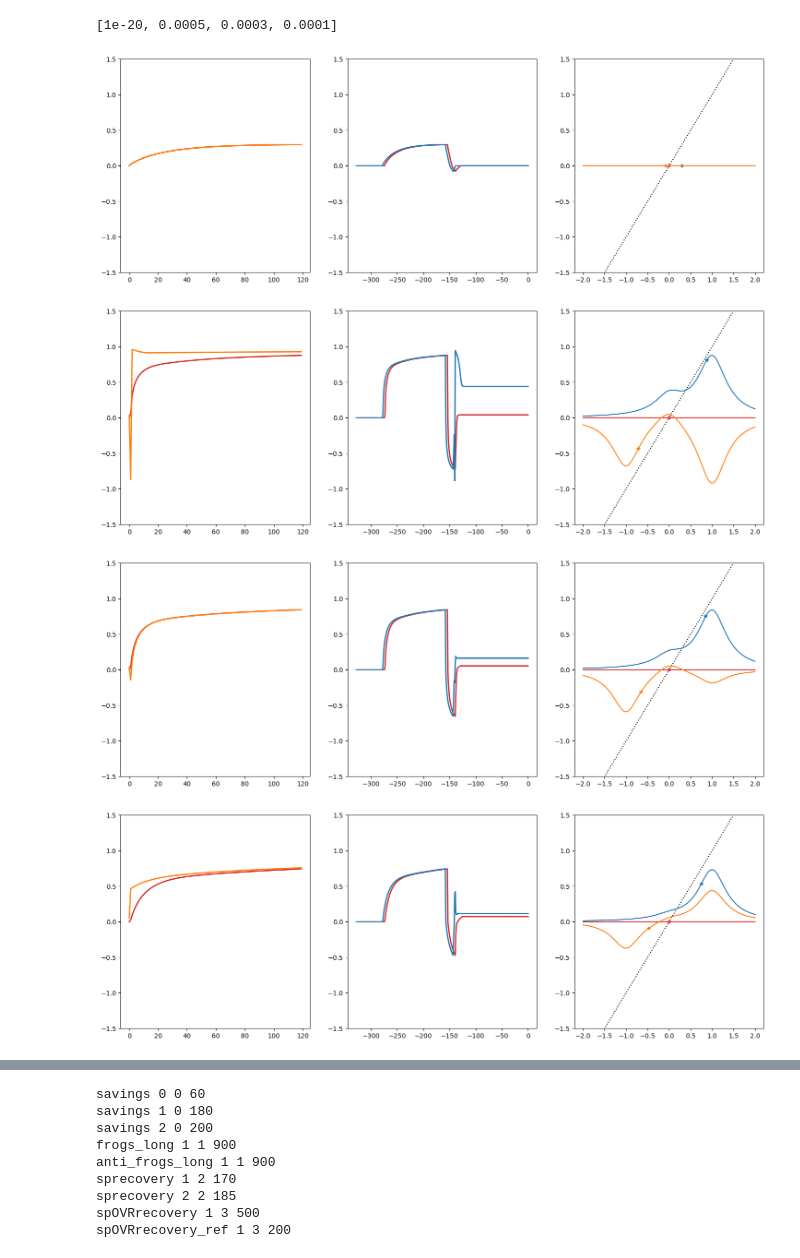
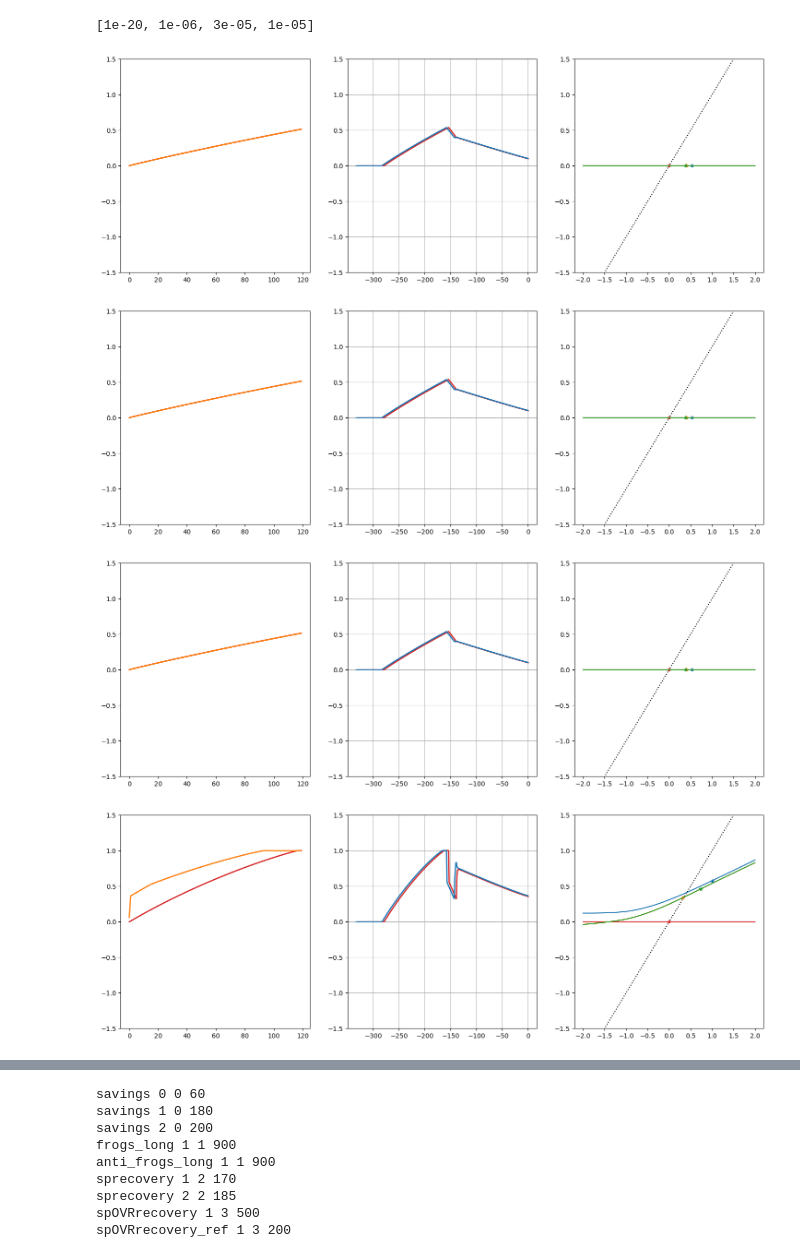
Before and after one commit to sashkarivkind/contextual_frogs, a Jupyter notebook: experimental/nld_104.ipynb, the cells around one changed output, grey strips where cells are left out. Saved outputs shown, nothing was run; the diff lists cells and outputs as text; code cells hidden in the pictures.

```diff
--- a/experimental/nld_104.ipynb
+++ b/experimental/nld_104.ipynb
@@ -124,32 +124,44 @@ x_test = test_vec[:,-1]
 cnt =0
 
 results = {}
-swarg2s =  [1e-20,5e-4, 3e-4, 1e-4] #[0.05,0.1,0.2,0.5,1,2]
-swarg1s = [None] #, 0.3] #[0, 0.2, 0.5]
+swarg2s =  [1e-20,1e-6, 3e-5, 1e-5] #[0.05,0.1,0.2,0.5,1,2]
+swarg1s = [1,2,3] #, 0.3] #[0, 0.2, 0.5]
 for i1, swarg1 in enumerate(swarg1s):
     for i2, swarg2 in enumerate(swarg2s):
         lr = swarg2
-        # b_high = 0.5
-        w= 0.2
-        _ = swarg1
-        model_construct_args =  dict(n_inputs = 4,
-                          n_hidden = 512,
+        b_high = swarg1
+        # w= 0.2
+        # w = swarg1
+        model_construct_args = dict(n_inputs = 4,
+                          n_hidden = 5*4*512,
                           n_outs = 1,
                           en_bias = False,
-                         b_high=3, first_layer_init='ones',
-                        first_layer_weights_trainable = False,
+                         b_high=b_high, first_layer_init='uniform_unity',
+                        first_layer_weights_trainable = True,
                         out_layer_init='zeros',
-                          nl = lambda : OneOverSqr(w=w), skip_gain= 0)
+                        post_activation_bias = None,
+                        post_activation_bias_scale = 0,
+                          nl = 'relu', skip_gain= 0)
+
+
+        #  dict(n_inputs = 4,
+        #                   n_hidden = 512,
+        #                   n_outs = 1,
+        #                   en_bias = False,
+        #                  b_high=3, first_layer_init='ones',
+        #                 first_layer_weights_trainable = False,
+        #                 out_layer_init='zeros',
+        #                   nl = lambda : OneOverSqr(w=w), skip_gain= 0)
         # define loss |x-y|^p:
-        p=4.
+        p=2.
         criterion = lambda x,y: torch.abs(x - y) ** p
 
         # aux_singlerate_model = DualRateModel(0,0,1-1/50,1/200)
         # aux_singlerate_model = SingleRateFlexModel(1-1/50,1/200)
         # aux_singlerate_model = SingleRateFlexModel(1-1/10,1/50)
-        aux_singlerate_model = SingleRateFlexModel(1-1/50,1/50,c=0.3,d=0.3)
+        aux_singlerate_model = SingleRateFlexModel(1-1/400,1/150,c=0.1,d=0.1)
         # setting = {'criterion':'MSE', 'k':[0,0,0,1], 'learning_rate':lr, 'sigma_noi':0.0, 'tau_u':1,'enable_combo':True,'aux_parallel_model':aux_singlerate_model}
-        setting = {'criterion':criterion, 'k':[0,0,0,1], 'learning_rate':lr/w, 'sigma_noi':0.0, 'tau_u':1,'enable_combo':True,'aux_parallel_model':aux_singlerate_model}
+        setting = {'criterion':criterion, 'k':[0,0,0,1], 'learning_rate':lr, 'sigma_noi':0.0, 'tau_u':1,'enable_combo':True,'aux_parallel_model':aux_singlerate_model}
         runner = Runner(model_construct_args=model_construct_args,
                         test_vec=test_vec,
                         **setting)
@@ -192,7 +209,7 @@ def do_plots(results,playlist,figsize=(18, 6)):
 
     plt.subplot(1,3,3)
 
-    times = [1, 170, 185]
+    times = [1, 175, 190, 195]
     colors = ['tab:red','tab:blue','tab:orange','tab:green']
     paradigm = 'sprecovery'
     plt.plot(x_test,x_test,'k:')
@@ -296,14 +313,16 @@ def plot_stimulus(paradigm_stimulus):
 # %%
 swarg2s
 # %% [output]
-[1e-20, 0.0005, 0.0003, 0.0001]
+[1e-20, 1e-06, 3e-05, 1e-05]
 # %%
 for i2,swarg2 in enumerate(swarg2s):
     for i1,swarg1 in enumerate(swarg1s):
         item = (i1,i2)
         do_plots(results[item],playlist)
+        plt.subplot(1,3,2)
+        plt.grid()
 # %% [output]
-[figure, old version]
+[figure, new version]
-[figure, old version]
+[figure, new version]
-[figure, old version]
+[figure, new version]
-[figure, old version]
+[figure, new version]
```
Also changed, not shown: parts of 8 cells of this notebook, 14 other files.
